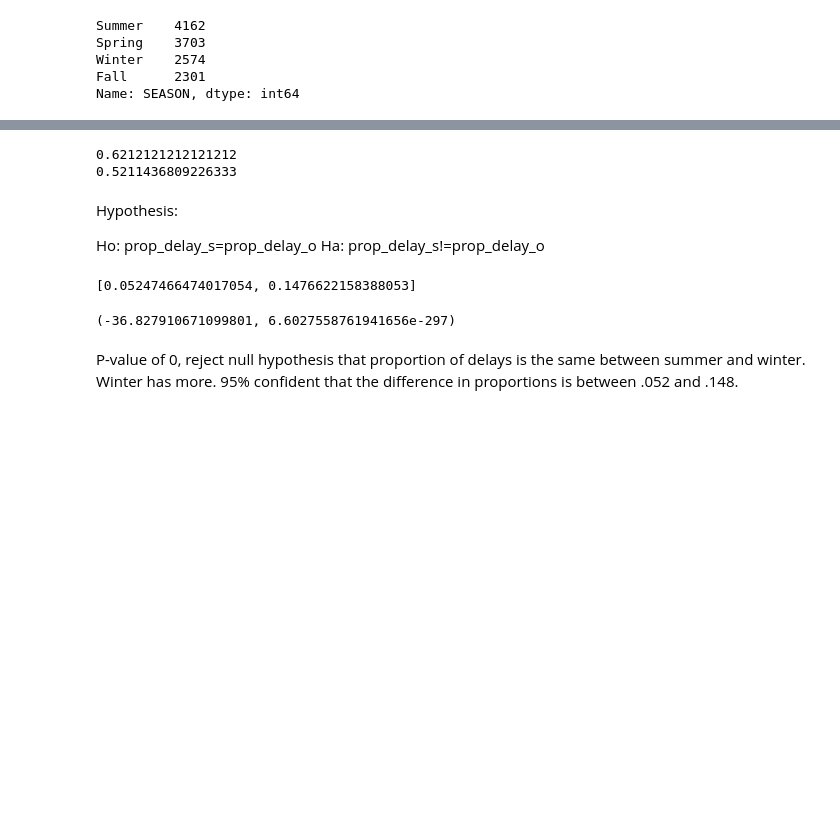
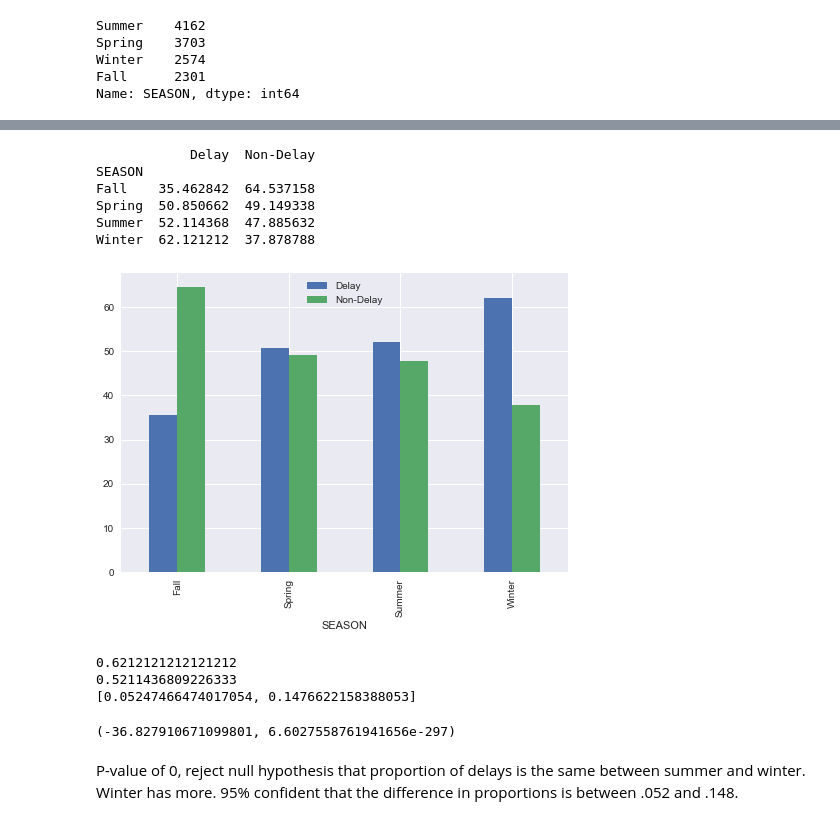
Before and after one commit to jrf95/Springboard, a Jupyter notebook: capstone project/Capstone.ipynb, the cells around one changed output, grey strips where cells are left out. Saved outputs shown, nothing was run; the diff lists cells and outputs as text; code cells hidden in the pictures; blank space fills up the shorter version.

```diff
--- a/capstone project/Capstone.ipynb
+++ b/capstone project/Capstone.ipynb
@@ -339,8 +343,12 @@ Axes(0.125,0.125;0.775x0.755)
 # %%
 # identify each season
-w_f['SEASON'] = np.where((w_f['DATE'] >= '2015-01-01') & (w_f['DATE'] < '2015-03-21'), 'Winter',
-                np.where((w_f['DATE'] >= '2015-03-21') & (w_f['DATE'] < '2015-06-21'), 'Spring',
-                np.where((w_f['DATE'] >= '2015-06-21') & (w_f['DATE'] < '2015-09-22'), 'Summer',
-                np.where((w_f['DATE'] >= '2015-09-22') & (w_f['DATE'] < '2015-12-21'), 'Fall', 'Winter'))))
+flights_w_weather['SEASON'] = np.where((flights_w_weather['DATE'] >= '2015-01-01') &
+                                      (flights_w_weather['DATE'] < '2015-03-21'), 'Winter',
+                np.where((flights_w_weather['DATE'] >= '2015-03-21') &
+                         (flights_w_weather['DATE'] < '2015-06-21'), 'Spring',
+                np.where((flights_w_weather['DATE'] >= '2015-06-21') &
+                         (flights_w_weather['DATE'] < '2015-09-22'), 'Summer',
+                np.where((flights_w_weather['DATE'] >= '2015-09-22') &
+                         (flights_w_weather['DATE'] < '2015-12-21'), 'Fall', 'Winter'))))
 # %%
 # frequency of flights each season
@@ -387,9 +362,28 @@ Axes(0.125,0.125;0.775x0.755)
+# %%
+# proportion of delays by season
+def prop(x):
+    return (sum(x == 1) / float(len(x)))*100, (sum(x != 1) / float(len(x)))*100
+
+grouped = flights_w_weather.groupby(['SEASON'])['DELAY'].apply(prop)
+new_cols = ['Delay','Non-Delay']
+seasons = pd.DataFrame(list(zip(*grouped)), columns=grouped.index,index=new_cols).T
+print(seasons)
+seasons.plot(kind='bar')
+plt.show()
+# %% [output]
+            Delay  Non-Delay
+SEASON
+Fall    35.462842  64.537158
+Spring  50.850662  49.149338
+Summer  52.114368  47.885632
+Winter  62.121212  37.878788
+[figure, added]
 # %%
 # does season have a statistically significant effect on the amount of delays?
 
 # summer vs. winter
-winter = w_f[w_f.SEASON=='Winter']
-other = w_f[w_f.SEASON=='Summer']
+winter = flights_w_weather[flights_w_weather.SEASON=='Winter']
+other = flights_w_weather[flights_w_weather.SEASON=='Summer']
 winter_size = len(winter)
 other_size = len(other)
 
@@ -402,30 +396,29 @@ prop_delay_w = delay_w/winter_size
 prop_delay_o = delay_o/other_size
 print(prop_delay_w)
 print(prop_delay_o)
+
+"""
+Ho: prop_delay_s=prop_delay_o
+Ha: prop_delay_s!=prop_delay_o
+"""
+
+import math
+# compute margin
+margin = 1.96 * math.sqrt( ( prop_delay_w*(1-prop_delay_w) / other_size) +
+                          (prop_delay_o*(1-prop_delay_o)/ winter_size) )
+
+# compute confidence interval for difference in proportion
+confidence_int= [prop_delay_w-prop_delay_o-1.96*margin,prop_delay_w-prop_delay_o+1.96*margin]
+print(confidence_int)
+
+# proportions ztest
+from statsmodels.stats.proportion import proportions_ztest as pz
+pz(np.array([delay_w,delay_o]),np.array([other_size,winter_size]),value=0)
 # %% [output]
 0.6212121212121212
 0.5211436809226333
+[0.05247466474017054, 0.1476622158388053]
+(-36.827910671099801, 6.6027558761941656e-297)
-# %% [markdown]
-Hypothesis:
-
-Ho: prop_delay_s=prop_delay_o
-Ha: prop_delay_s!=prop_delay_o
-# %%
-import math
-# compute margin
-margin = 1.96 * math.sqrt( ( prop_delay_w*(1-prop_delay_w) / other_size) +
-                          (prop_delay_o*(1-prop_delay_o)/ winter_size) )
-
-# compute confidence interval for difference in proportion
-confidence_int= [prop_delay_w-prop_delay_o-1.96*margin,prop_delay_w-prop_delay_o+1.96*margin]
-print(confidence_int)
-
-# proportions ztest
-from statsmodels.stats.proportion import proportions_ztest as pz
-pz(np.array([delay_w,delay_o]),np.array([other_size,winter_size]),value=0)
-# %% [output]
-[0.05247466474017054, 0.1476622158388053]
-(-36.827910671099801, 6.6027558761941656e-297)
 # %% [markdown]
 P-value of 0, reject null hypothesis that proportion of delays is the same between summer and winter. Winter has more. 95% confident that the difference in proportions is between .052 and .148.
 # %%
```
Also changed, not shown: parts of 55 cells of this notebook.
